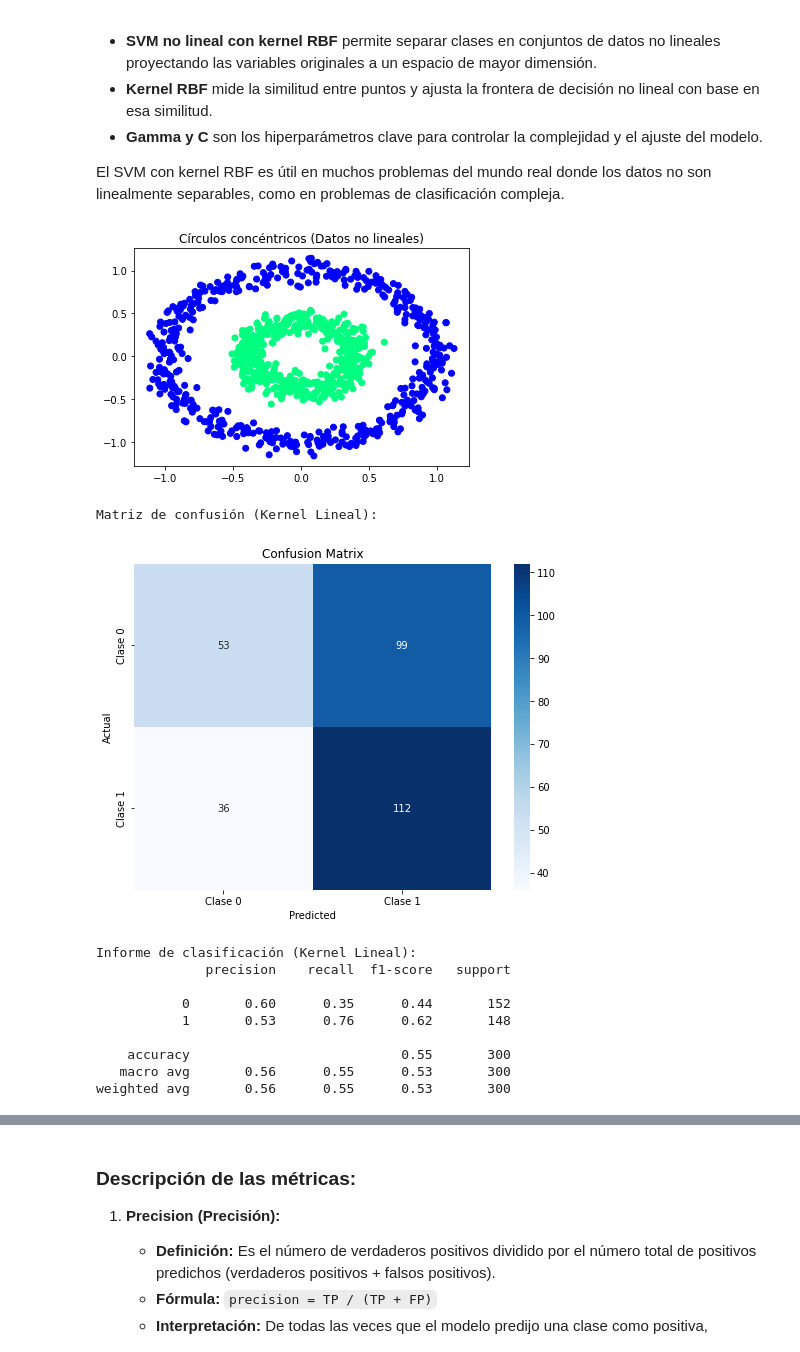
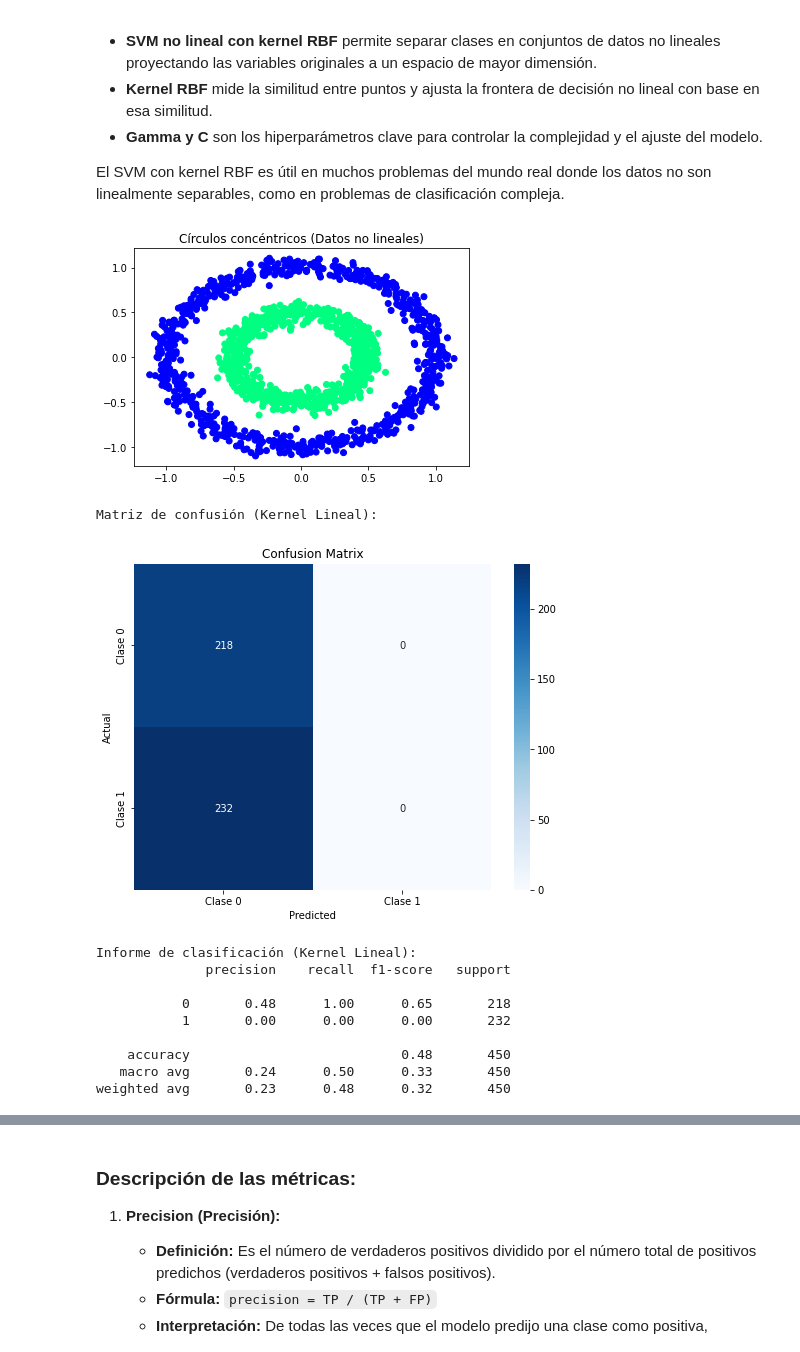
Before and after one commit to Oscar-M-Quintana/Algoritmos_Inferencia, a Jupyter notebook: SVM/svm_nolineal.ipynb, the cells around one changed output, grey strips where cells are left out. Cells and saved outputs as stored; diff of their text form; code cells hidden in the pictures.

```diff
--- a/SVM/svm_nolineal.ipynb
+++ b/SVM/svm_nolineal.ipynb
@@ -61,20 +61,20 @@ from sklearn.metrics import classification_report, confusion_matrix
 # %%
 
 # Generar dataset con círculos concéntricos
 # El parámetro factor controla el tamaño relativo de los dos círculos
 # y noise introduce un poco de ruido aleatorio en los datos.
-X, y = make_circles(n_samples=1000, factor=0.4, noise=0.07)
+X, y = make_circles(n_samples=1500, factor=0.5, noise=0.06)
 
 # Dividir los datos en entrenamiento y prueba
 X_train, X_test, y_train, y_test = train_test_split(X, y, test_size=0.3, random_state=42)
 
 
 # Visualizar los datos para ver la distribución no lineal
 plt.scatter(X[:, 0], X[:, 1], c=y, cmap='winter')
 plt.title("Círculos concéntricos (Datos no lineales)")
 plt.show()
 # %% [output]
-[figure, old version]
+[figure, new version]
 # %%
 # Crear y entrenar un modelo SVM con kernel lineal
 linear_svm = SVC(kernel='linear')
@@ -101,16 +101,16 @@ print("\nInforme de clasificación (Kernel Lineal):")
 print(classification_report(y_test, y_pred_linear))
 # %% [output]
 Matriz de confusión (Kernel Lineal):
-[figure, old version]
+[figure, new version]
 Informe de clasificación (Kernel Lineal):
               precision    recall  f1-score   support
 
-           0       0.60      0.35      0.44       152
-           1       0.53      0.76      0.62       148
+           0       0.48      1.00      0.65       218
+           1       0.00      0.00      0.00       232
 
-    accuracy                           0.55       300
-   macro avg       0.56      0.55      0.53       300
-weighted avg       0.56      0.55      0.53       300
+    accuracy                           0.48       450
+   macro avg       0.24      0.50      0.33       450
+weighted avg       0.23      0.48      0.32       450
 # %%
 # Crear y entrenar un modelo SVM con kernel RBF (no lineal)
 rbf_svm = SVC(kernel='rbf', C=1, gamma='scale')
```
Also changed, not shown: parts of 3 cells of this notebook.
